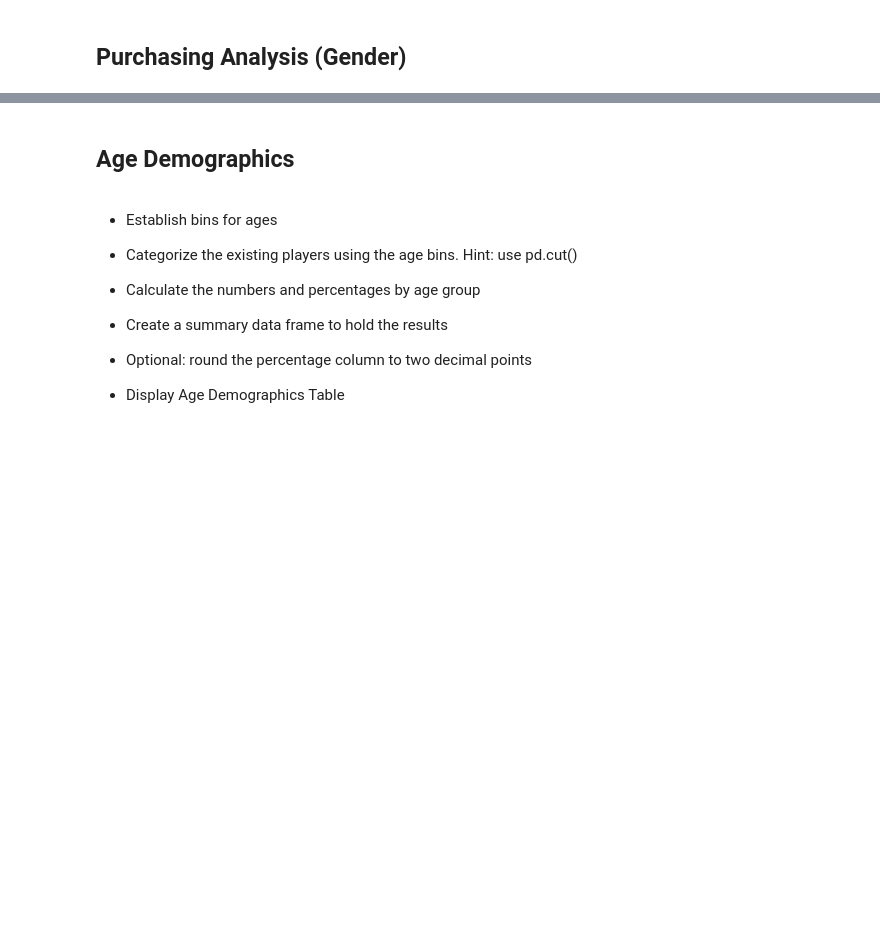
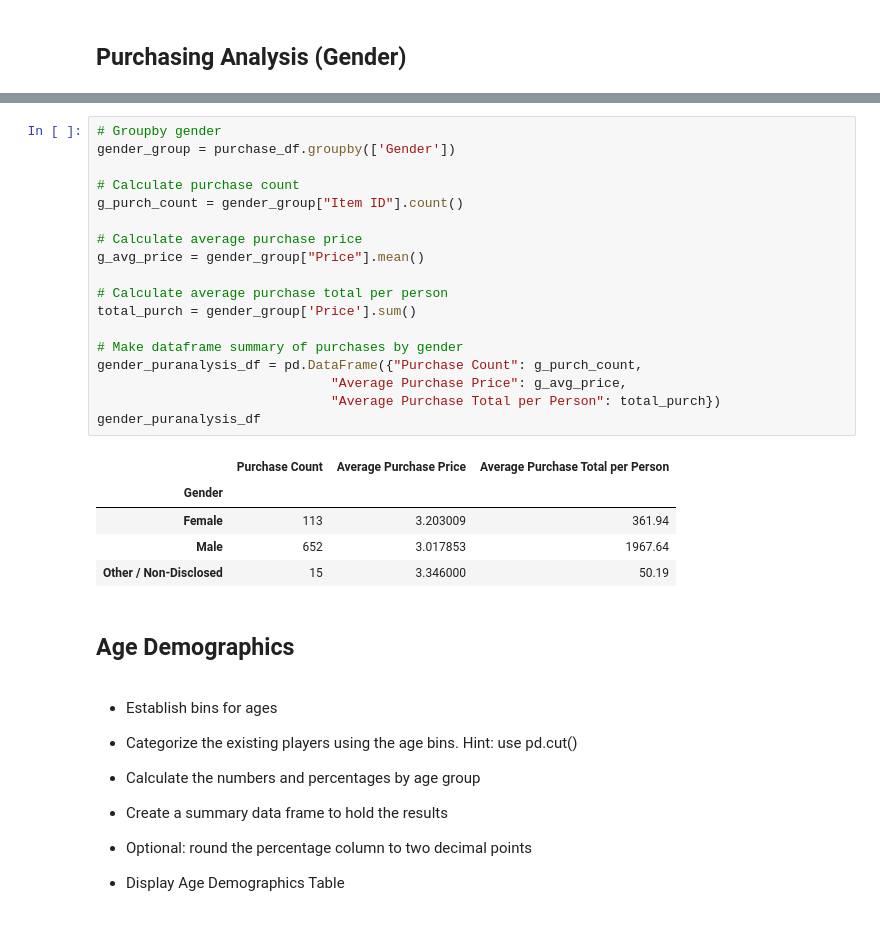
Before and after one commit to Tam-ala/Game-and-School-Stats-with-Pandas, a Jupyter notebook: HeroesOfPymoli/HeroesOfPymoli_update.ipynb, the cells around one changed output, grey strips where cells are left out. Saved outputs shown, nothing was run; the diff lists cells and outputs as text; blank space fills up the shorter version.

```diff
--- a/HeroesOfPymoli/HeroesOfPymoli_update.ipynb
+++ b/HeroesOfPymoli/HeroesOfPymoli_update.ipynb
@@ -138,3 +118,27 @@ Name: Gender, dtype: int64
+# %%
+# Groupby gender
+gender_group = purchase_df.groupby(['Gender'])
+
+# Calculate purchase count
+g_purch_count = gender_group["Item ID"].count()
+
+# Calculate average purchase price
+g_avg_price = gender_group["Price"].mean()
+
+# Calculate average purchase total per person
+total_purch = gender_group['Price'].sum()
+
+# Make dataframe summary of purchases by gender
+gender_puranalysis_df = pd.DataFrame({"Purchase Count": g_purch_count,
+                              "Average Purchase Price": g_avg_price,
+                              "Average Purchase Total per Person": total_purch})
+gender_puranalysis_df
+# %% [output]
+|  | Purchase Count | Average Purchase Price | Average Purchase Total per Person |
+| Gender |  |  |  |
+| Female | 113 | 3.203009 | 361.94 |
+| Male | 652 | 3.017853 | 1967.64 |
+| Other / Non-Disclosed | 15 | 3.346000 | 50.19 |
 # %% [markdown]
 ## Age Demographics
 # %% [markdown]
```
Also changed, not shown: parts of 10 cells of this notebook, 1 other file.
